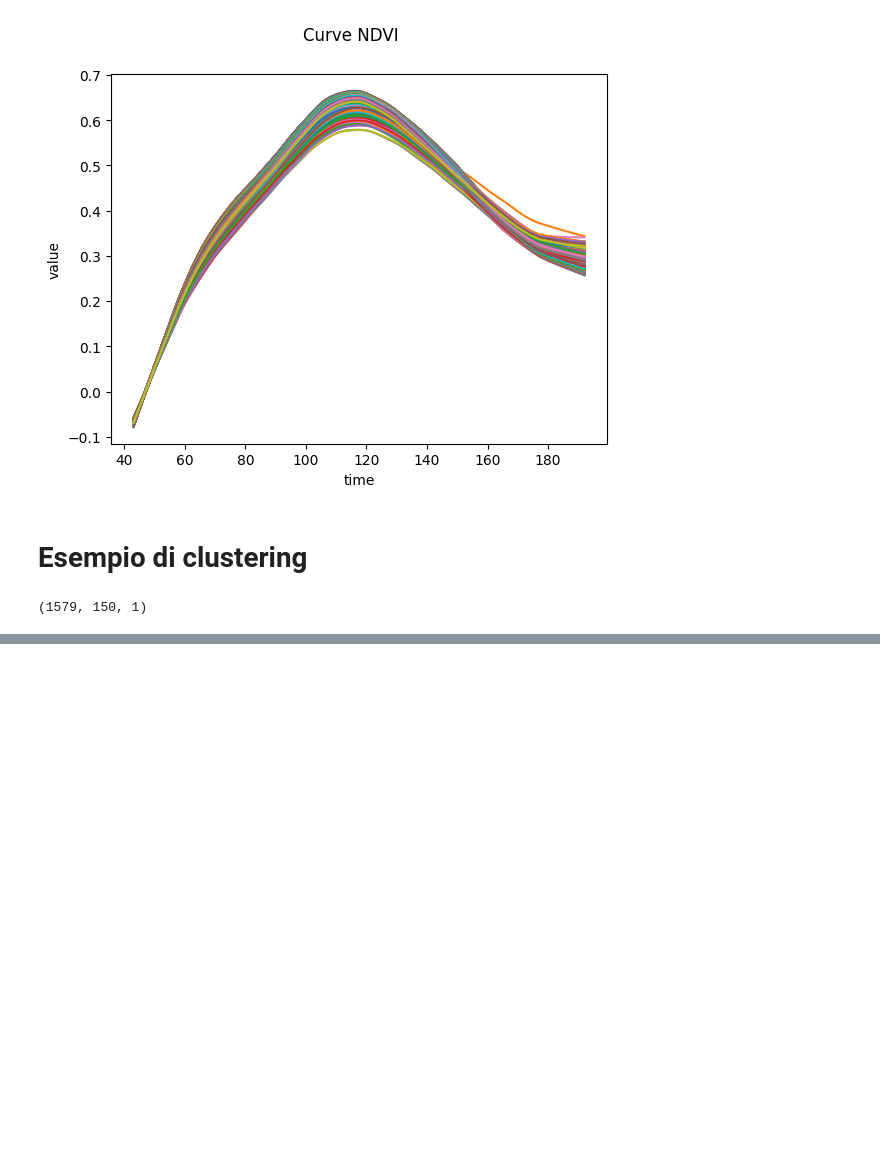
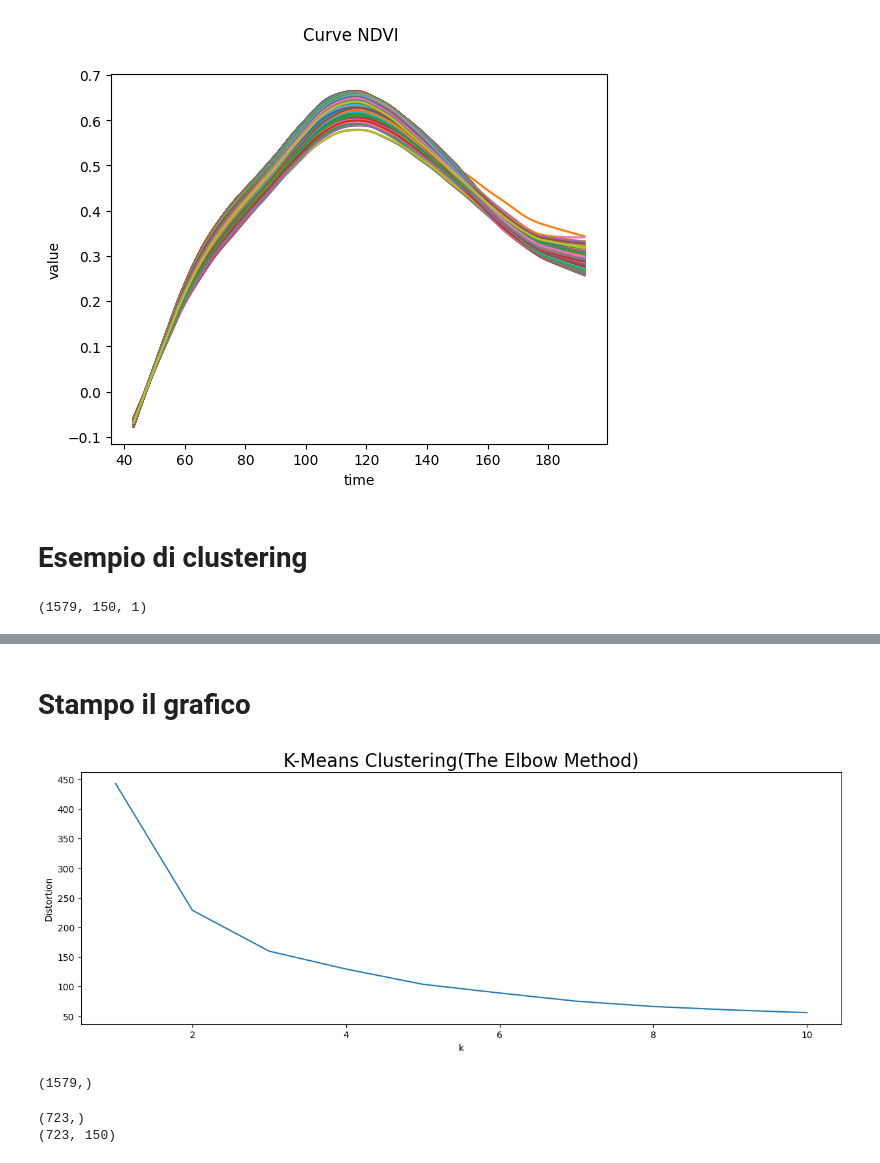
Before and after one commit to Simone-Scalella/BigDataProject, a Jupyter notebook: BigDataProject.ipynb, the cells around one changed output, grey strips where cells are left out. Drawn from its saved outputs; the diff is of its cells as text; code cells hidden in the pictures; blank space fills up the shorter version.

```diff
--- a/BigDataProject.ipynb
+++ b/BigDataProject.ipynb
@@ -70,0 +124,34 @@ km.cluster_centers_.shape
+# %%
+distortions = []
+
+for i in range(1,11):
+    km = KMeans(n_clusters = i, init = 'k-means++', max_iter = 300, n_init = 10, random_state = 0)
+    km.fit(allPixelNDVIPoly)
+    distortions.append(km.inertia_)
+# %% [markdown]
+# Stampo il grafico
+# %%
+plt.figure(figsize=(15,5))
+plt.plot(range(1, 11), distortions)
+plt.title('K-Means Clustering(The Elbow Method)', fontsize = 20)
+plt.xlabel('k')
+plt.ylabel('Distortion')
+plt.show()
+# %% [output]
+[figure, added]
+# %%
+with open('./pickles/newResa3.pickle', 'rb') as handle:
+    newResa3 = pickle.load(handle)
+print(newResa3.shape) #fix duplicate plot
+# %% [output]
+(1579,)
+# %%
+rese_c1 = newResa3[y_pred == 0]
+rese_c2 = newResa3[y_pred == 1]
+rese_c3 = newResa3[y_pred == 2]
+series_c1 = allPixelNDVIPoly[y_pred == 0]
+print(rese_c1.shape)
+print(series_c1.shape)
+# %% [output]
+(723,)
+(723, 150)
```
Also changed, not shown: parts of 14 cells of this notebook, 3 other files.
